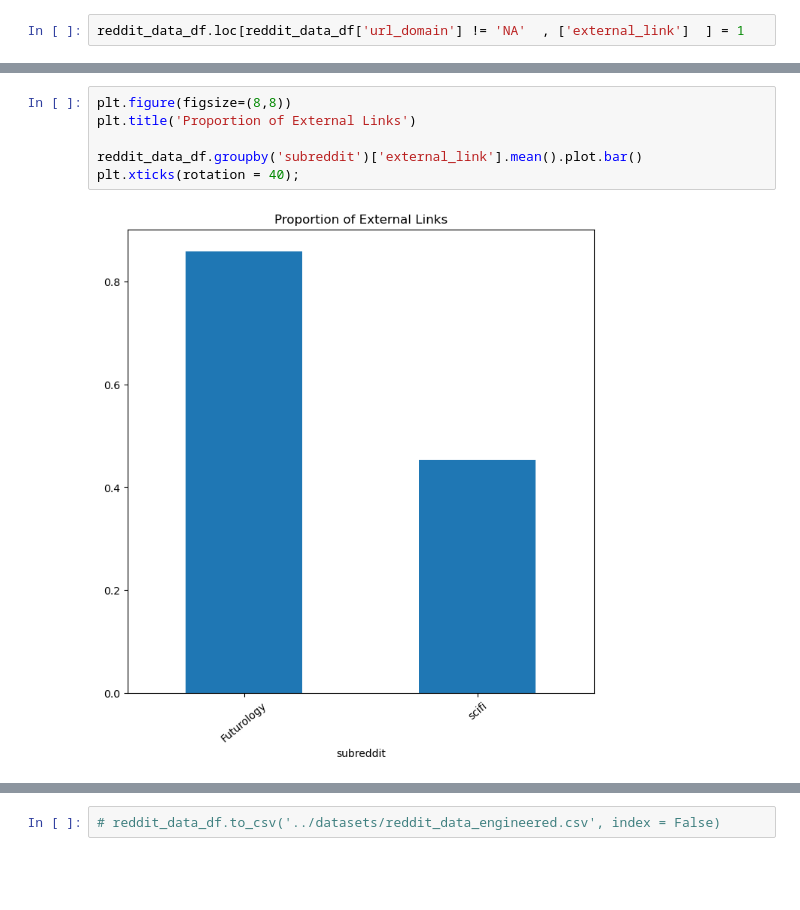
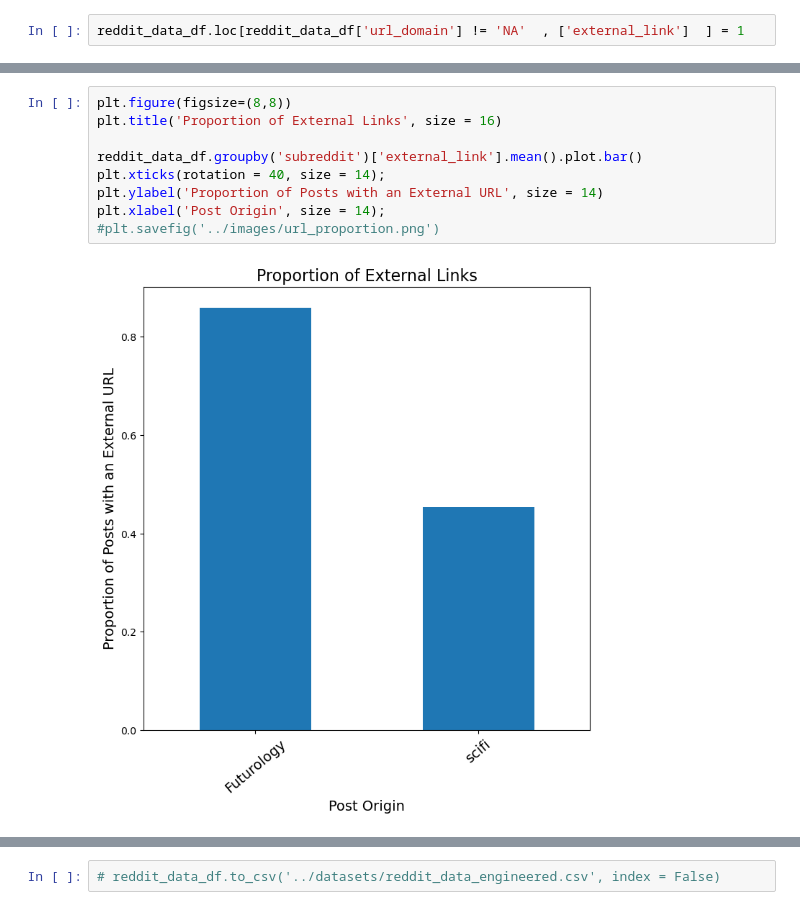
Before and after one commit to mikeminik/subreddit_identification_with_NLP, a Jupyter notebook: code/03_EDA and Feature Engineering.ipynb, the cells around one changed output, grey strips where cells are left out. Saved outputs shown, nothing was run; the diff lists cells and outputs as text; blank space fills up the shorter version.

```diff
--- a/code/03_EDA and Feature Engineering.ipynb
+++ b/code/03_EDA and Feature Engineering.ipynb
@@ -166,12 +166,15 @@ reddit_data_df.head()
 | 4 | 15i0f10 | hot | New research shows that in 15 yea... | NaN | Futurology | 0.87 | https://www.undp.org/press-releas... | lughnasadh | 2023-08-04 09:41:18 | ... |
 # %%
 plt.figure(figsize=(8,8))
-plt.title('Proportion of External Links')
+plt.title('Proportion of External Links', size = 16)
 
 reddit_data_df.groupby('subreddit')['external_link'].mean().plot.bar()
-plt.xticks(rotation = 40);
+plt.xticks(rotation = 40, size = 14);
+plt.ylabel('Proportion of Posts with an External URL', size = 14)
+plt.xlabel('Post Origin', size = 14);
+#plt.savefig('../images/url_proportion.png')
 # %% [output]
-[figure, old version]
+[figure, new version]
 # %%
 plt.figure(figsize=(10,10))
 sns.lmplot(x = 'title_length_words', y = 'title_length_chars', data = reddit_data_df, hue = 'subreddit', scatter_kws={'s' : 2})
```
Also changed, not shown: parts of 2 cells of this notebook, 10 other files.
